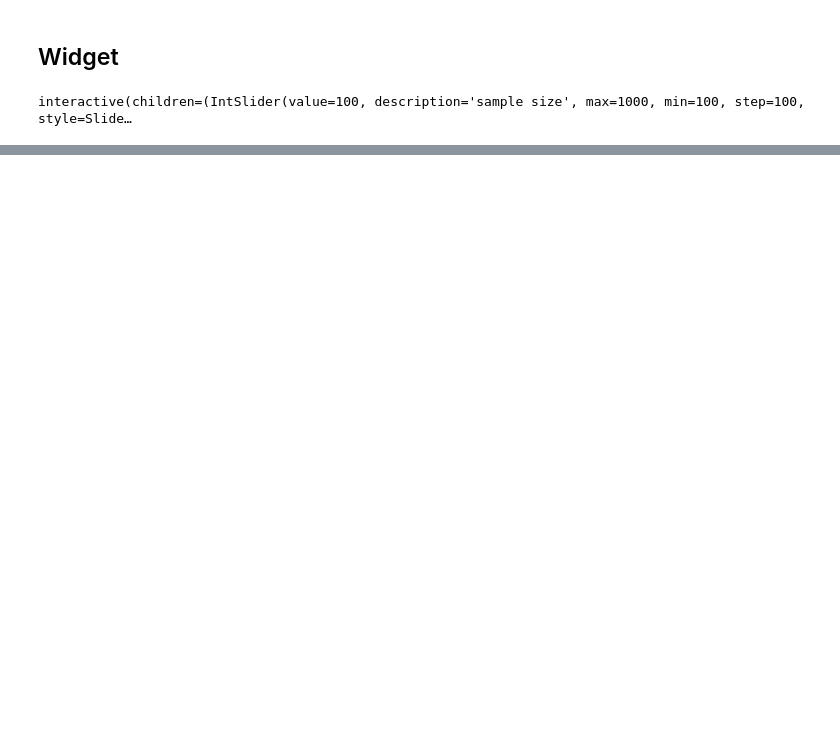
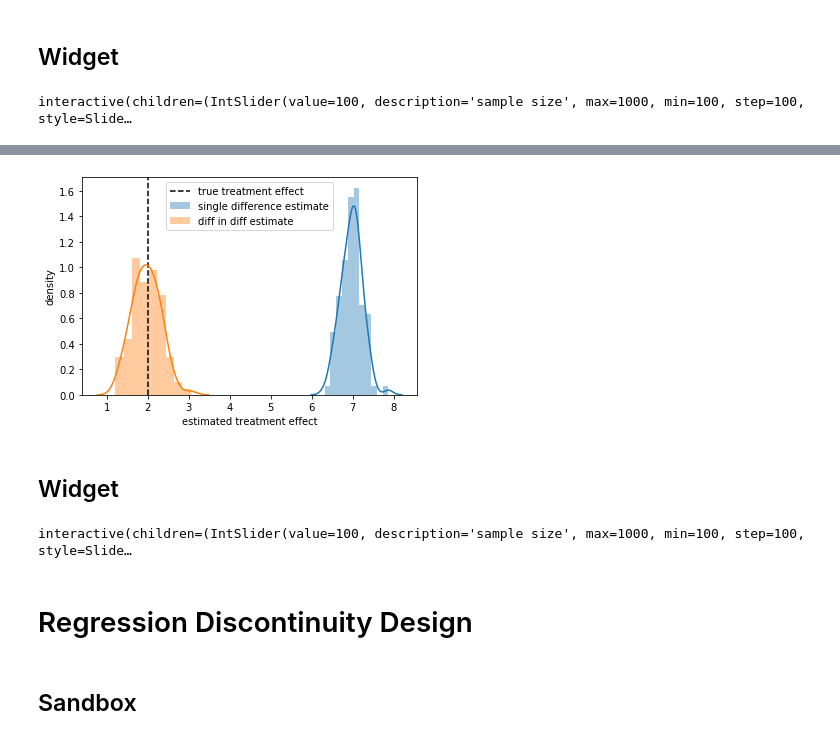
Before and after one commit to tliutony/causal-data-science-perspective, a Jupyter notebook: interactive_plots.ipynb, the cells around one changed output, grey strips where cells are left out. Drawn from its saved outputs; the diff is of its cells as text; code cells hidden in the pictures; blank space fills up the shorter version.

Commit message:
finish first pass of iv, did, and rdd widgets

```diff
--- a/interactive_plots.ipynb
+++ b/interactive_plots.ipynb
@@ -174,0 +272,60 @@ interactive(children=(IntSlider(value=100, description='sample size', max=1000,
+# %%
+n_trials = 100
+
+def plot_did_dist(n_trials, n_samples, treat_time_effect, control_time_effect, control_offset, treat_effect, ax):
+    diff_estimates = []
+    did_estimates = []
+    for t in range(n_trials):
+        did_df = generate_did_data(n_samples, treat_time_effect, control_time_effect, control_offset, treat_effect, seed=t)
+
+        control_pre = np.mean(did_df.loc[(did_df['time'] < cutoff) & (did_df['treat_indicator'] == 0), 'outcome'])
+        control_post = np.mean(did_df.loc[(did_df['time'] >= cutoff) & (did_df['treat_indicator'] == 0), 'outcome'])
+
+        treat_pre = np.mean(did_df.loc[(did_df['time'] < cutoff) & (did_df['treat_indicator'] == 1), 'outcome'])
+        treat_post = np.mean(did_df.loc[(did_df['time'] >= cutoff) & (did_df['treat_indicator'] == 1), 'outcome'])
+
+        diff_estimates.append((treat_post - treat_pre))
+        did_estimates.append((treat_post - treat_pre) - (control_post - control_pre))
+
+    ax.axvline(x=treat_effect, color='black', ls='--', label="true treatment effect")
+
+    sns.distplot(diff_estimates, ax=ax, label="single difference estimate")
+    sns.distplot(did_estimates, ax=ax, label="diff in diff estimate")
+    ax.set_ylabel("density")
+    ax.set_xlabel("estimated treatment effect")
+    ax.legend()
+# %%
+ax = plt.gca()
+plot_did_dist(n_trials, n_samples, treat_time_effect, control_time_effect, control_offset, treat_effect, ax)
+# %% [output]
+[figure, added]
+# %% [markdown]
+## Widget
+# %%
+style = {'description_width': 'initial'}
+n_slider = IntSlider(style=style, description="sample size", min=100, max=1000, step=100)
+treat_slider = IntSlider(style=style, description="treatment effect", min=-5, max=5, value=1)
+time_effect_slider = FloatSlider(style=style, description="time effect", min=-2, max=2, value=1)
+time_ratio_slider = FloatSlider(style=style, description="time ratio (1 for parallel trends)", min=-2, max=2, value=1)
+control_slider = IntSlider(style=style, description="control group offset", min=-5, max=5, value=1)
+
+@interact_manual(n_samples=n_slider,
+                 treat_effect=treat_slider,
+                 time_effect=time_effect_slider,
+                 time_ratio=time_ratio_slider,
+                 control_offset=control_slider)
+def show_did_widget(n_samples, treat_effect, time_effect, time_ratio, control_offset):
+    treat_time_effect = time_effect
+    control_time_effect = time_effect * time_ratio
+    did_df = generate_did_data(n_samples, treat_time_effect, control_time_effect, control_offset, treat_effect, seed=42)
+
+    fig, (ax1,ax2) = plt.subplots(1,2, figsize=(10,5))
+    plot_did_scatter(did_df, ax1)
+    plot_did_dist(n_trials, n_samples, treat_time_effect, control_time_effect, control_offset, treat_effect, ax2)
+    fig.suptitle("Difference in Difference Interactive Widget")
+# %% [output]
+interactive(children=(IntSlider(value=100, description='sample size', max=1000, min=100, step=100, style=Slide…
+# %% [markdown]
+# Regression Discontinuity Design
+# %% [markdown]
+## Sandbox
```
Also changed, not shown: parts of 23 cells of this notebook.
